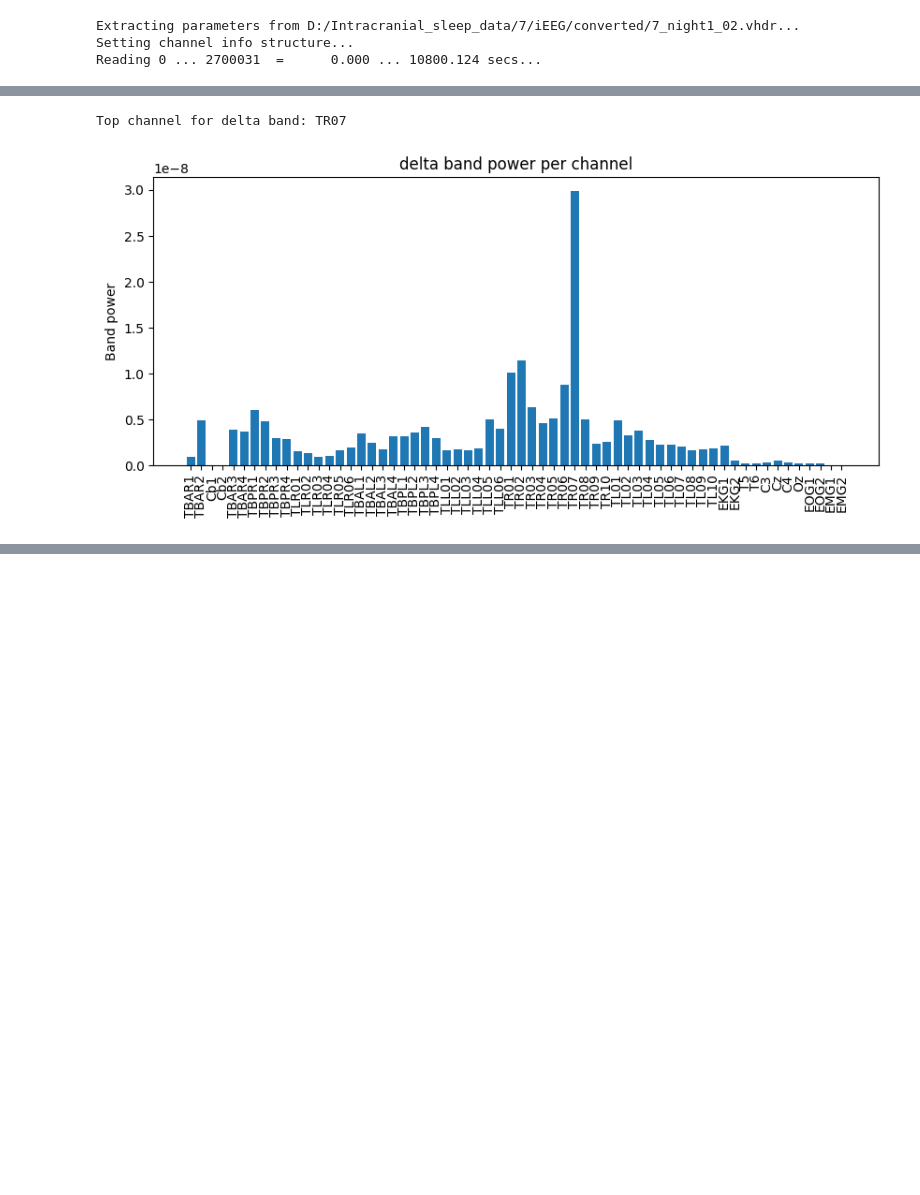
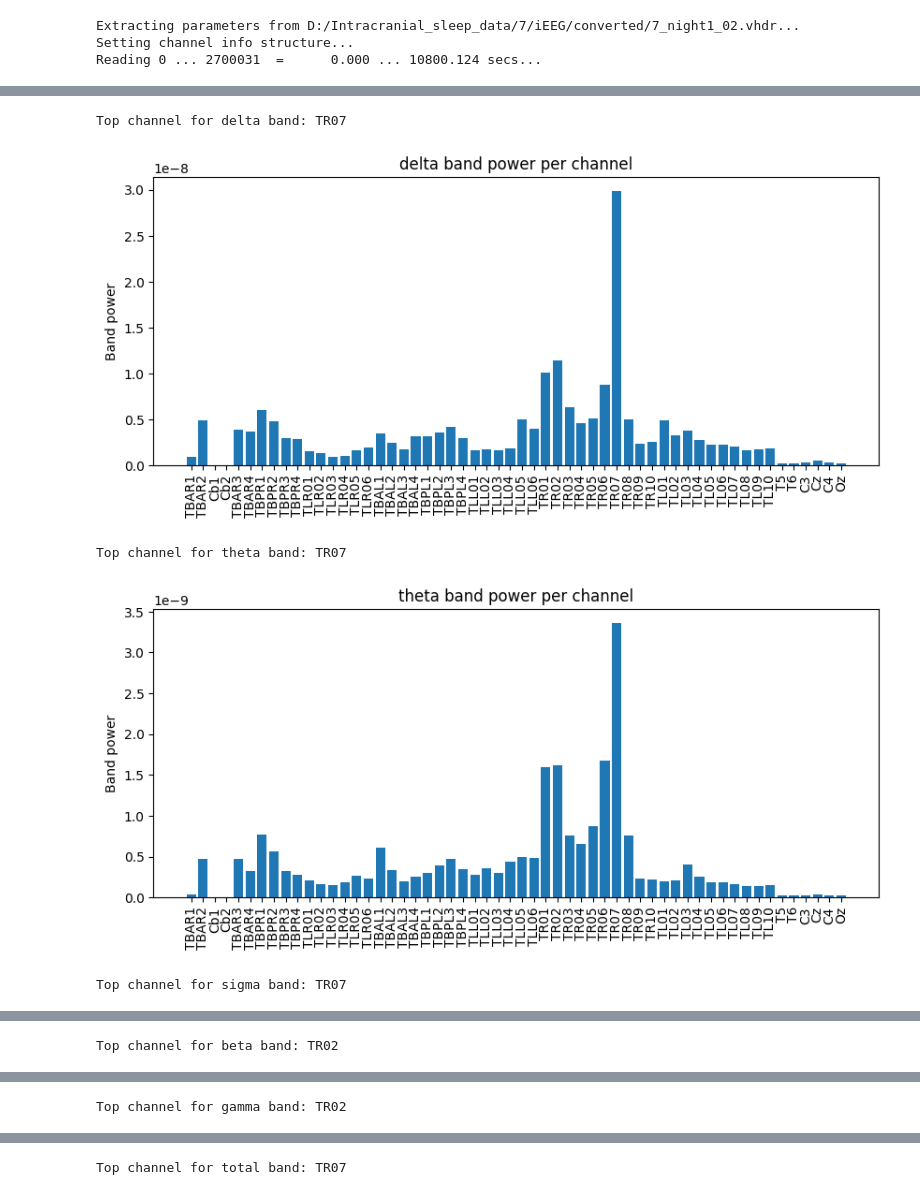
Before and after one commit to AbdelRayan/Human_SleepSCoring, a Jupyter notebook: Tim/channel_PCA.ipynb, the cells around one changed output, grey strips where cells are left out. Drawn from its saved outputs; the diff is of its cells as text; code cells hidden in the pictures; blank space fills up the shorter version.

```diff
--- a/Tim/channel_PCA.ipynb
+++ b/Tim/channel_PCA.ipynb
@@ -114,33 +124,45 @@ print(df_features)
 # %%
 from scipy.signal import welch
 bands = {
     "delta": (0.5, 5),
     "theta": (6, 10),
     "sigma": (11, 17),
     "beta":  (22, 30),
     "gamma": (35, 45),
     "total": (0.5, 45)
 }
+
 fs = raw.info['sfreq']  # sampling rate
-n_channels = len(raw.ch_names)
-band_power = np.zeros(n_channels)
-for band_range in bands.keys():
-    band = bands[band_range]
-    for i, ch in enumerate(raw.ch_names):
+
+# Channels to exclude
+exclude_chs = ['EOG1','EOG2','EMG1','EMG2','EKG1','EKG2']
+
+# Get list of channels to include
+include_chs = [ch for ch in raw.ch_names if ch not in exclude_chs]
+
+for band_name, band_range in bands.items():
+    band_power = np.zeros(len(include_chs))
+    for i, ch in enumerate(include_chs):
         data = raw.get_data(picks=[ch])[0]  # get channel data
-        freqs, psd = welch(data, fs=fs, nperseg=fs*2)  # 2-second windows
-        mask = (freqs >= band[0]) & (freqs <= band[1])
+        freqs, psd = welch(data, fs=fs, nperseg=int(fs*2))  # 2-second windows
+        mask = (freqs >= band_range[0]) & (freqs <= band_range[1])
         band_power[i] = np.trapz(psd[mask], freqs[mask])
+
     top_idx = np.argmax(band_power)
-    top_channel = raw.ch_names[top_idx]
-    print(f"Top channel for delta band: {top_channel}")
+    top_channel = include_chs[top_idx]
+    print(f"Top channel for {band_name} band: {top_channel}")
 
+    # Plot
     plt.figure(figsize=(10,4))
-    plt.bar(raw.ch_names, band_power)
+    plt.bar(include_chs, band_power)
     plt.xticks(rotation=90)
     plt.ylabel('Band power')
-    plt.title(f'{band_range} band power per channel')
+    plt.title(f'{band_name} band power per channel')
+    plt.savefig(f"{band_name}_ch_barplot.svg", format='svg')
     plt.show()
 # %% [output]
 Top channel for delta band: TR07
-[figure, old version]
+[figure, new version]
+Top channel for theta band: TR07
+[figure, added]
+Top channel for sigma band: TR07
@@ -146,0 +170 @@ Top channel for delta band: TR07
+Top channel for beta band: TR02
@@ -146,0 +172 @@ Top channel for delta band: TR07
+Top channel for gamma band: TR02
@@ -146,0 +174 @@ Top channel for delta band: TR07
+Top channel for total band: TR07
```
Also changed, not shown: parts of 4 cells of this notebook, 2 other files.
